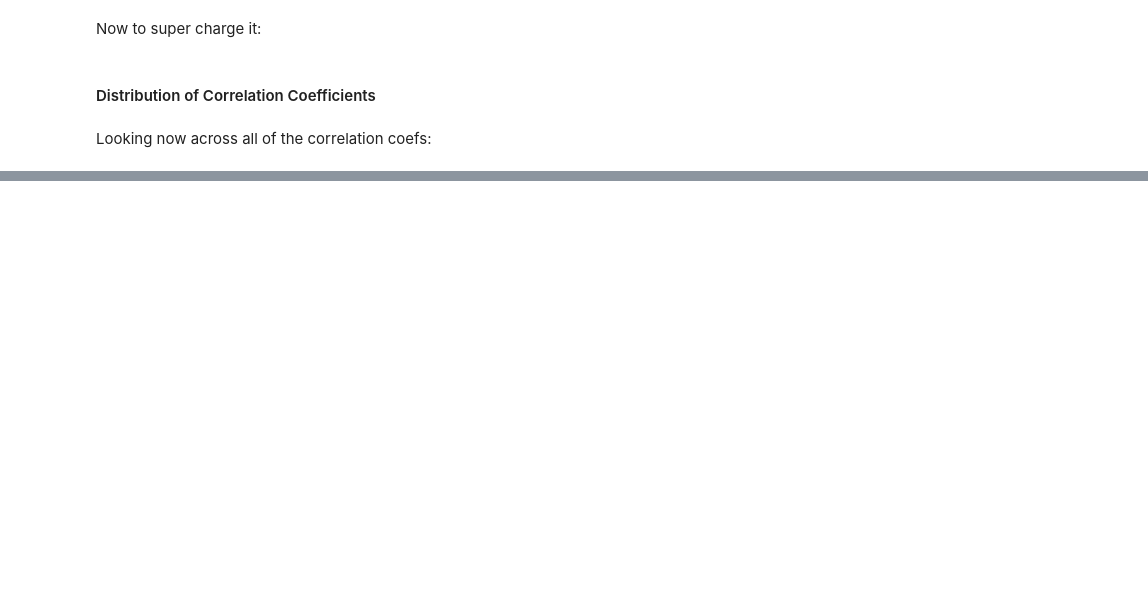
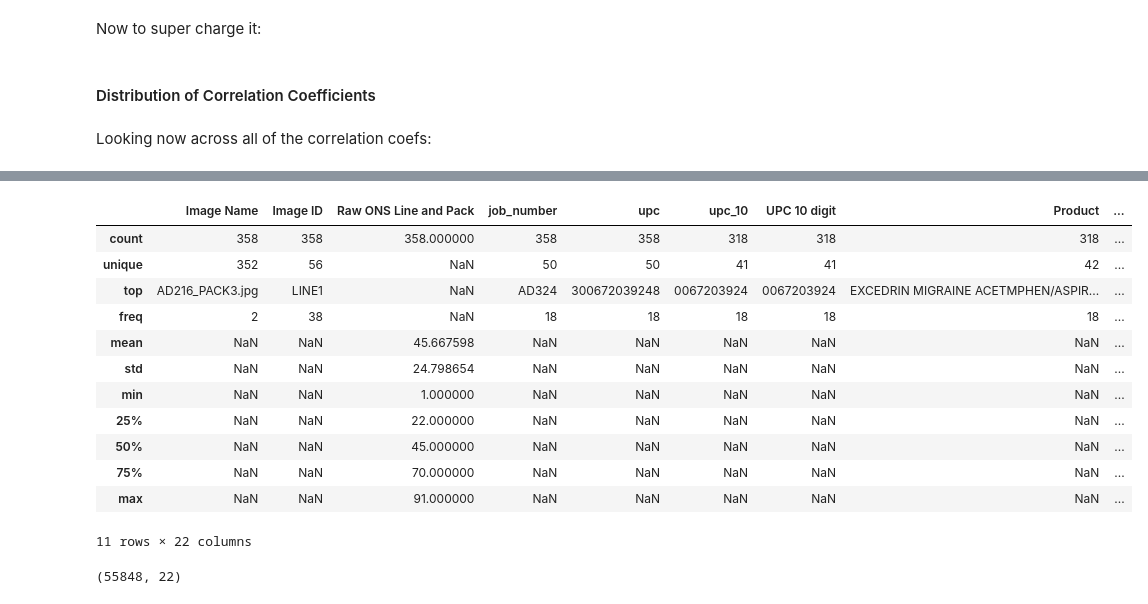
Before and after one commit to mess-clarifai/behaviorally, a Jupyter notebook: notebooks/correlations.ipynb, the cells around one changed output, grey strips where cells are left out. Cells and saved outputs as stored; diff of their text form; code cells hidden in the pictures; blank space fills up the shorter version.

```diff
--- a/notebooks/correlations.ipynb
+++ b/notebooks/correlations.ipynb
@@ -398,0 +469,20 @@ tools.plotting.coef_dist_plot(all_coefs)
+# %%
+df_.describe(include='all')
+# %% [output]
+|  | Image Name | Image ID | Raw ONS Line and Pack | job_number | upc | upc_10 | UPC 10 digit | Product | ... |
+| count | 358 | 358 | 358.000000 | 358 | 358 | 318 | 318 | 318 | ... |
+| unique | 352 | 56 | NaN | 50 | 50 | 41 | 41 | 42 | ... |
+| top | AD216_PACK3.jpg | LINE1 | NaN | AD324 | 300672039248 | 0067203924 | 0067203924 | EXCEDRIN MIGRAINE ACETMPHEN/ASPIR... | ... |
+| freq | 2 | 38 | NaN | 18 | 18 | 18 | 18 | 18 | ... |
+| mean | NaN | NaN | 45.667598 | NaN | NaN | NaN | NaN | NaN | ... |
+| std | NaN | NaN | 24.798654 | NaN | NaN | NaN | NaN | NaN | ... |
+| min | NaN | NaN | 1.000000 | NaN | NaN | NaN | NaN | NaN | ... |
+| 25% | NaN | NaN | 22.000000 | NaN | NaN | NaN | NaN | NaN | ... |
+| 50% | NaN | NaN | 45.000000 | NaN | NaN | NaN | NaN | NaN | ... |
+| 75% | NaN | NaN | 70.000000 | NaN | NaN | NaN | NaN | NaN | ... |
+| max | NaN | NaN | 91.000000 | NaN | NaN | NaN | NaN | NaN | ... |
+11 rows × 22 columns
+# %%
+DF.shape
+# %% [output]
+(55848, 22)
```
Also changed, not shown: parts of 14 cells of this notebook, 5 other files.
